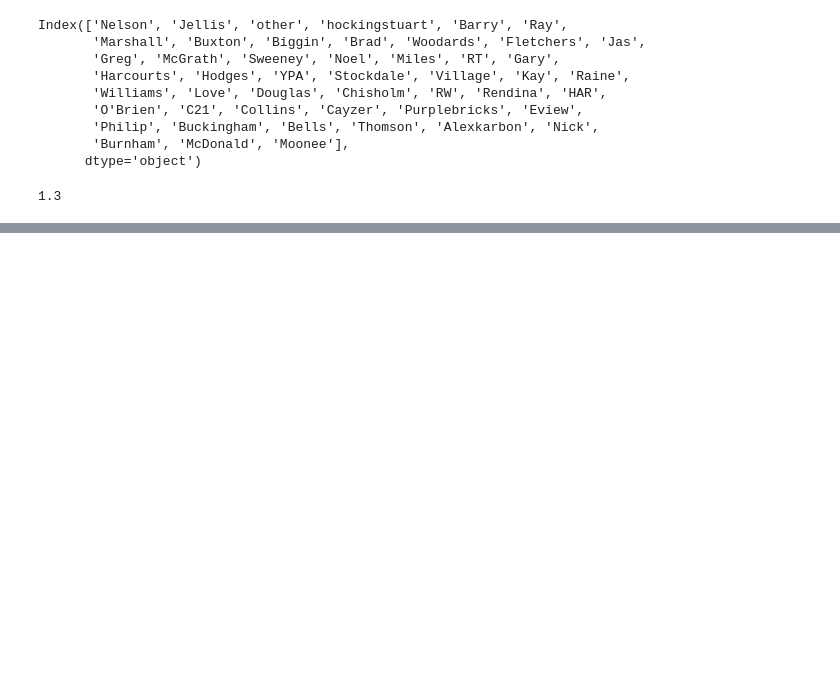
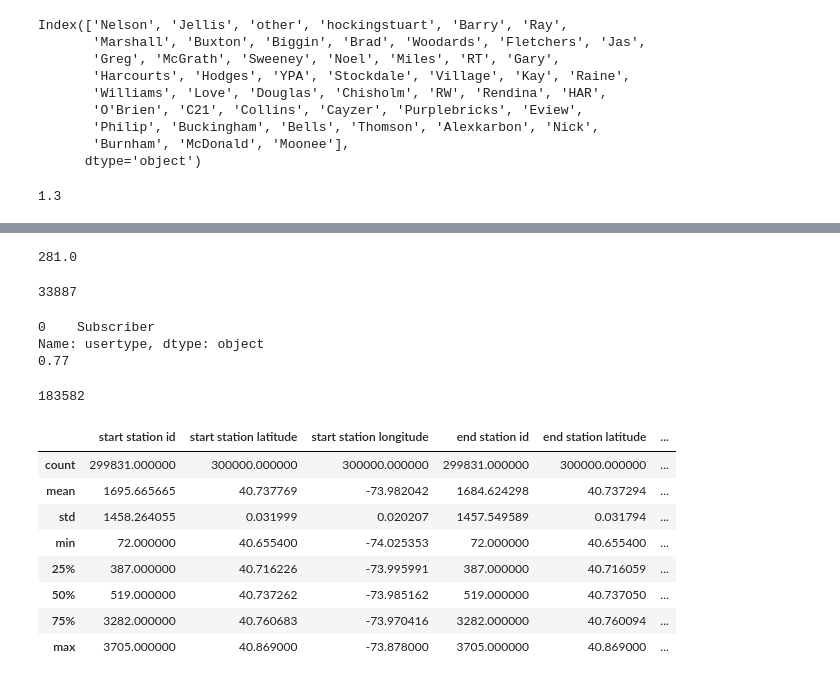
Before and after one commit to Alla-Kr/Alladata, a Jupyter notebook: SkillFactory/PY-11. Базовые приёмы работы с данными в Pandas/1_Введение.ipynb, the cells around one changed output, grey strips where cells are left out. Drawn from its saved outputs; the diff is of its cells as text; code cells hidden in the pictures; blank space fills up the shorter version.

```diff
--- a/SkillFactory/PY-11. Базовые приёмы работы с данными в Pandas/1_Введение.ipynb
+++ b/SkillFactory/PY-11. Базовые приёмы работы с данными в Pandas/1_Введение.ipynb
@@ -452,0 +636,3 @@ Index(['Nelson', 'Jellis', 'other', 'hockingstuart', 'Barry', 'Ray',
+# %%
+bike_data = pd.read_csv('data/citibike-tripdata.csv', sep=',')
+bike_data.head()
@@ -452,0 +669,50 @@ Index(['Nelson', 'Jellis', 'other', 'hockingstuart', 'Barry', 'Ray',
+# %%
+# Задание 6.3
+# 1 point possible (graded)
+# Найдите идентификатор самой популярной стартовой стоянки.
+# Запишите идентификатор в виде целого числа.
+print(bike_data['start station id'].mode()[0])
+# %% [output]
+281.0
+# %%
+# Задание 6.4
+# 1 point possible (graded)
+# Велосипед с каким идентификатором является самым популярным?
+print(bike_data['bikeid'].mode()[0])
+# %% [output]
+33887
+# %%
+# Задание 6.5
+# 1 point possible (graded)
+# Какой тип клиентов (столбец usertype) является преобладающим — Subscriber или Customer?
+# В качестве ответа запишите долю клиентов преобладающего типа среди общего количества клиентов.
+# Ответ округлите до сотых.
+print(bike_data['usertype'].mode())
+a = bike_data[bike_data['usertype'] == 'Subscriber'].shape[0]
+print(round(a/300000, 2))
+# %% [output]
+0    Subscriber
+Name: usertype, dtype: object
+0.77
+# %%
+# Задание 6.6
+# 1 point possible (graded)
+# Кто больше занимается велоспортом — мужчины или женщины?
+# В ответ запишите число поездок для той группы, у которой их больше.
+bike_data['gender'].mode()
+bike_data[bike_data['gender'] == 1].shape[0]
+# %% [output]
+183582
+# %%
+bike_data.describe(include=['object'])
+bike_data.describe()
+# %% [output]
+|  | start station id | start station latitude | start station longitude | end station id | end station latitude | ... |
+| count | 299831.000000 | 300000.000000 | 300000.000000 | 299831.000000 | 300000.000000 | ... |
+| mean | 1695.665665 | 40.737769 | -73.982042 | 1684.624298 | 40.737294 | ... |
+| std | 1458.264055 | 0.031999 | 0.020207 | 1457.549589 | 0.031794 | ... |
+| min | 72.000000 | 40.655400 | -74.025353 | 72.000000 | 40.655400 | ... |
+| 25% | 387.000000 | 40.716226 | -73.995991 | 387.000000 | 40.716059 | ... |
+| 50% | 519.000000 | 40.737262 | -73.985162 | 519.000000 | 40.737050 | ... |
+| 75% | 3282.000000 | 40.760683 | -73.970416 | 3282.000000 | 40.760094 | ... |
+| max | 3705.000000 | 40.869000 | -73.878000 | 3705.000000 | 40.869000 | ... |
```
Also changed, not shown: parts of 24 cells of this notebook, 1 other file.
